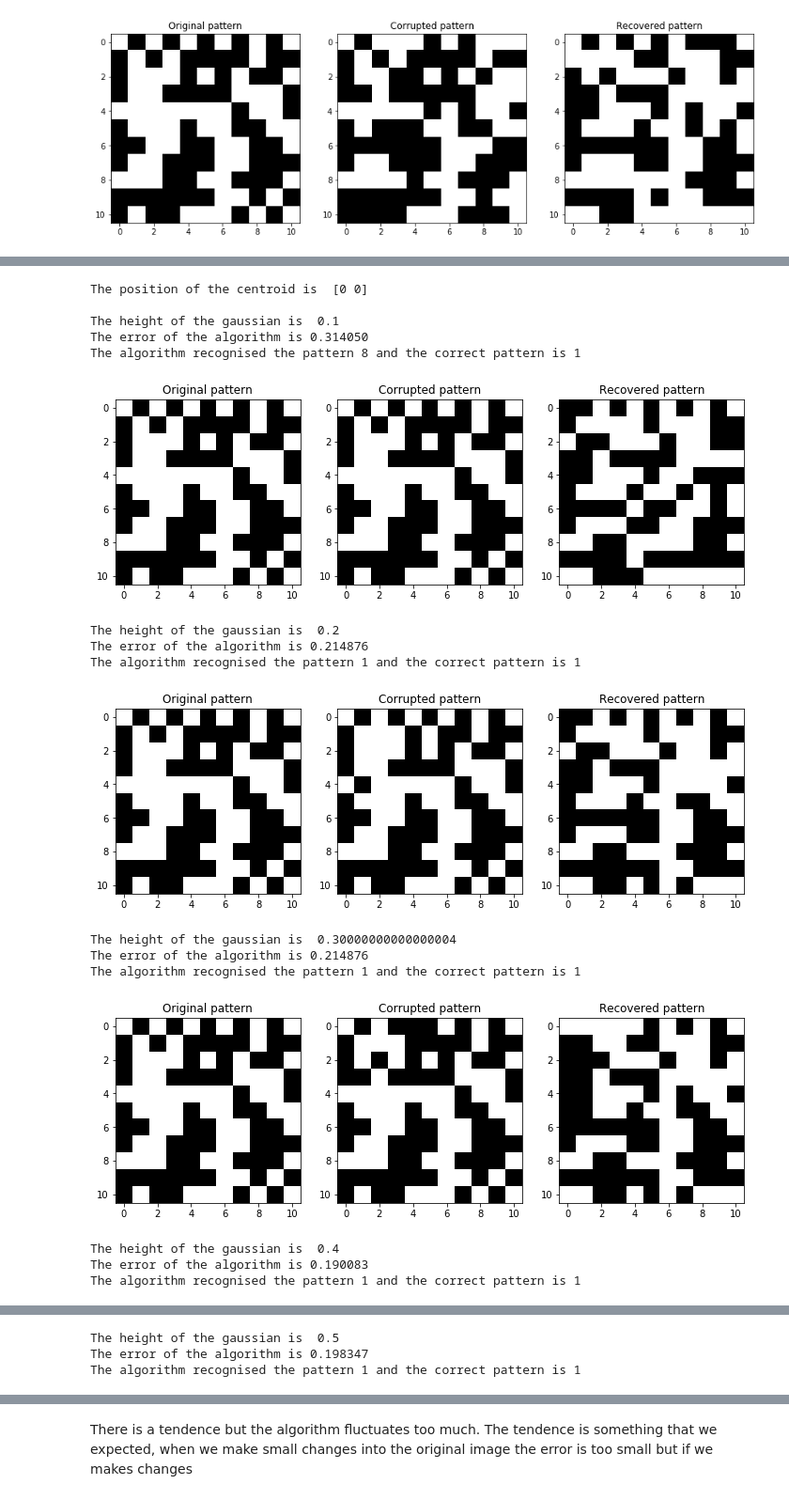
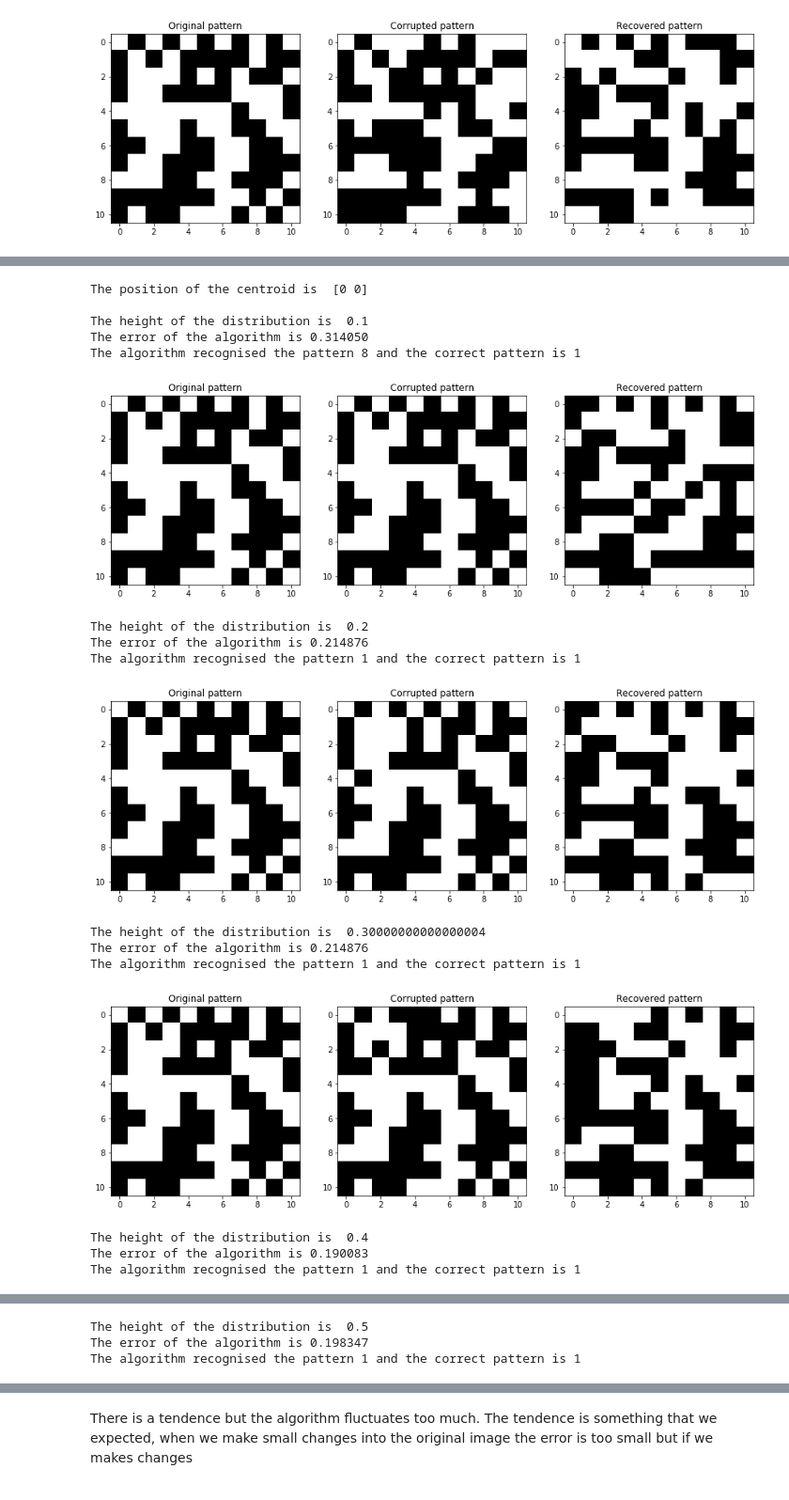
Before and after one commit to mballarin97/Hopfield-project, a Jupyter notebook: Deterministic Corruption.ipynb, the cells around one changed output, grey strips where cells are left out. Shown at 94% size. Saved outputs shown, nothing was run; the diff lists cells and outputs as text; code cells hidden in the pictures.

```diff
--- a/Deterministic Corruption.ipynb
+++ b/Deterministic Corruption.ipynb
@@ -154,21 +154,10 @@ def corrupt_uniform(sys, q): # q probability to flip the pixel
 
 idx = 1
 yi = corrupt_uniform(xi[idx],0.1)
-sys = deterministic_hopfield(yi,30)
-
-wrong_pixels = error_im(xi[idx],sys)
-assigned_pattern = assign_pattern(xi,sys)
-
-
-fig, ax = plt.subplots(1,3, figsize=(15,8))
-ax[0].set_title('Original pattern')
-ax[0].imshow(xi[idx].reshape(L,L),cmap='Greys')
-ax[1].set_title('Corrupted pattern')
-ax[1].imshow(yi.reshape(L,L),cmap='Greys')
-ax[2].set_title('Recovered pattern')
-ax[2].imshow(sys.reshape(L,L),cmap='Greys')
+wrong_pixels, assigned_pattern, sys =algorithm(xi, idx, yi)
 print('The error of the algorithm is %f' %(wrong_pixels))
 print('The algorithm recognised the pattern %i and the correct pattern is %i' %(assigned_pattern,idx))
+plot(xi[idx], yi, sys)
 # %% [output]
 The error of the algorithm is 0.214876
 The algorithm recognised the pattern 1 and the correct pattern is 1
@@ -206,55 +193,44 @@ def gaus(mu, sigma, h, x, y):
 # %%
 def corrupt_norm(sys, k, h):
     sys_temp = deepcopy(sys)
     sys_temp = sys_temp.reshape(L,L)
     N = sys.shape[0]
     for i in range(L):
         for j in range(L):
             g = gaus(k, L/5, h, i, j)
             r = np.random.rand()
             if r < g:
                 sys_temp[i][j] *= -1
     return (sys_temp.reshape(1,N))[0]
 
 idx = 1
 centroids = [np.array([0,0]), np.array([0,L-1]), np.array([L-1,0]), np.array([L-1,L-1]), np.array([L//2, L//2])]
 heights = np.linspace(0.1,1,10)
 
 for k in centroids:
     print('The position of the centroid is ', k,'\n')
     for h in heights:
+        print('The height of the distribution is ', h)
         yi = corrupt_norm(xi[idx], k, h)
-        syst = deterministic_hopfield(yi,30)
-
-        wrong_pixels = error_im(xi[idx],syst)
-        assigned_pattern = assign_pattern(xi,syst)
-
-        print('The height of the gaussian is ', h)
+        wrong_pixels, assigned_pattern, sys = algorithm(xi, idx, yi)
         print('The error of the algorithm is %f' %(wrong_pixels))
         print('The algorithm recognised the pattern %i and the correct pattern is %i' %(assigned_pattern,idx))
-        fig, ax = plt.subplots(1,3, figsize=(12,6))
-        ax[0].set_title('Original pattern')
-        ax[0].imshow(xi[idx].reshape(L,L),cmap='Greys')
-        ax[1].set_title('Corrupted pattern')
-        ax[1].imshow(yi.reshape(L,L),cmap='Greys')
-        ax[2].set_title('Recovered pattern')
-        ax[2].imshow(syst.reshape(L,L),cmap='Greys')
-        plt.show()
+        plot(xi[idx], yi, sys)
 # %% [output]
 The position of the centroid is  [0 0]
 
-The height of the gaussian is  0.1
+The height of the distribution is  0.1
 The error of the algorithm is 0.314050
 The algorithm recognised the pattern 8 and the correct pattern is 1
-[figure, old version]
+[figure, new version]
-The height of the gaussian is  0.2
+The height of the distribution is  0.2
 The error of the algorithm is 0.214876
 The algorithm recognised the pattern 1 and the correct pattern is 1
-[figure, old version]
+[figure, new version]
-The height of the gaussian is  0.30000000000000004
+The height of the distribution is  0.30000000000000004
 The error of the algorithm is 0.214876
 The algorithm recognised the pattern 1 and the correct pattern is 1
-[figure, old version]
+[figure, new version]
-The height of the gaussian is  0.4
+The height of the distribution is  0.4
 The error of the algorithm is 0.190083
 The algorithm recognised the pattern 1 and the correct pattern is 1
@@ -262,3 +238,3 @@ The algorithm recognised the pattern 1 and the correct pattern is 1
-The height of the gaussian is  0.5
+The height of the distribution is  0.5
 The error of the algorithm is 0.198347
 The algorithm recognised the pattern 1 and the correct pattern is 1
```
Also changed, not shown: parts of 18 cells of this notebook.
